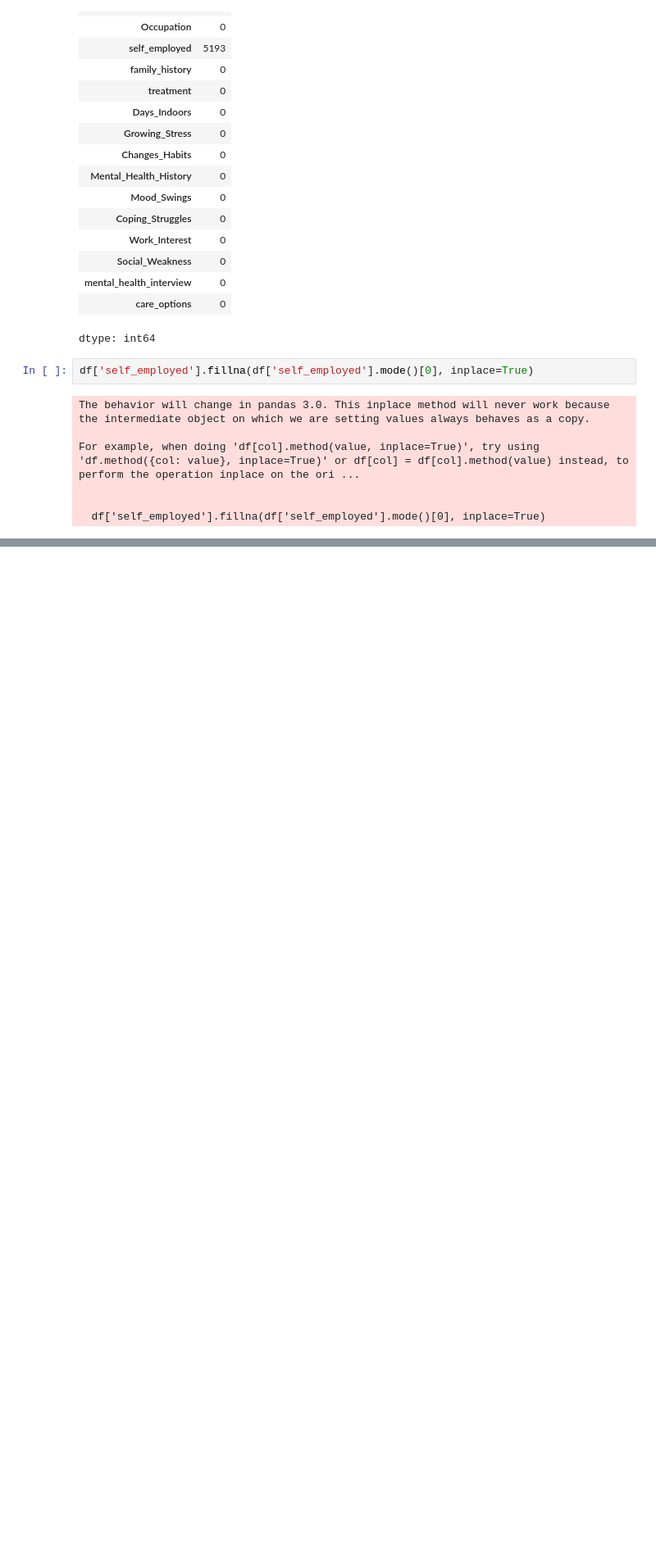
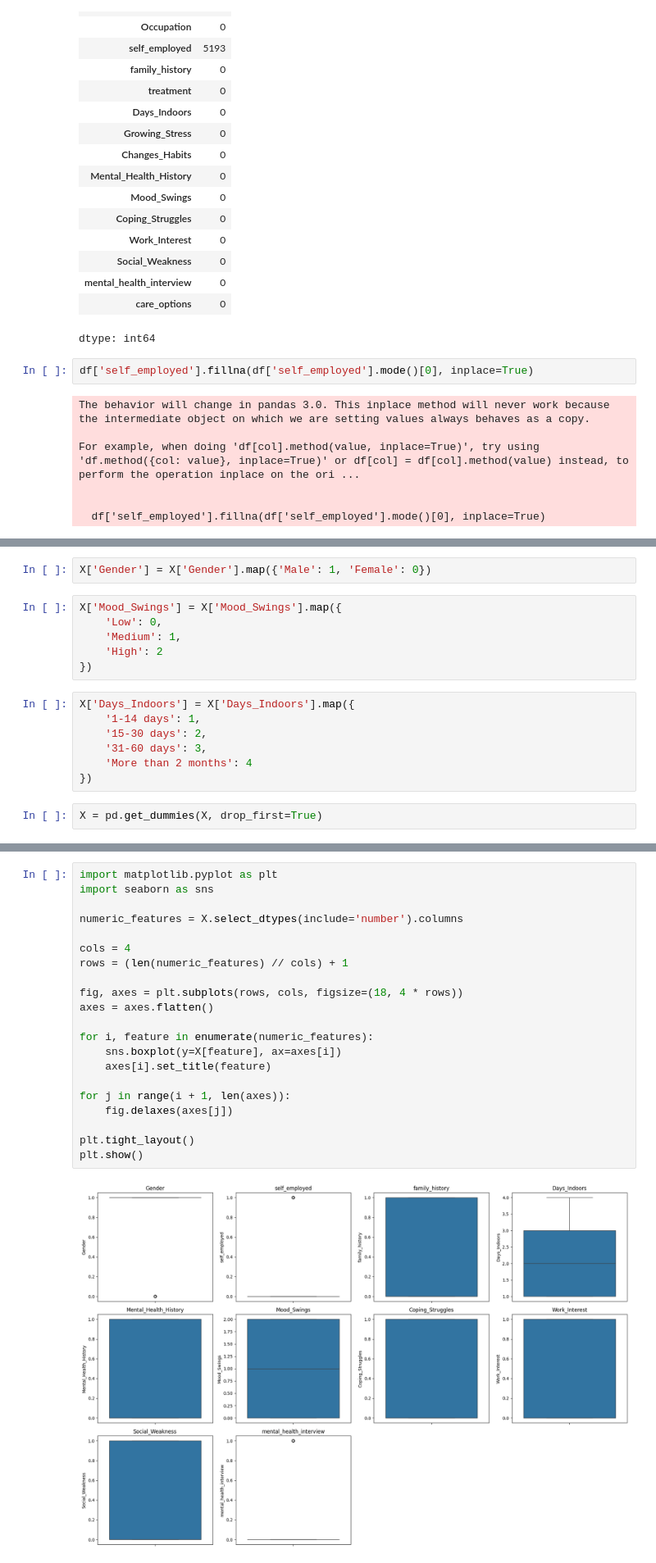
Before and after one commit to MDRobiulhassan/Ecommerce-Fraud-Detection, a Jupyter notebook: Mental_Health.ipynb, the cells around one changed output, grey strips where cells are left out. Shown at 82% size. Saved outputs shown, nothing was run; the diff lists cells and outputs as text; blank space fills up the shorter version.

```diff
--- a/Mental_Health.ipynb
+++ b/Mental_Health.ipynb
@@ -110,0 +204,17 @@ For example, when doing 'df[col].method(value, inplace=True)', try using 'df.met
+# %%
+X['Gender'] = X['Gender'].map({'Male': 1, 'Female': 0})
+# %%
+X['Mood_Swings'] = X['Mood_Swings'].map({
+    'Low': 0,
+    'Medium': 1,
+    'High': 2
+})
+# %%
+X['Days_Indoors'] = X['Days_Indoors'].map({
+    '1-14 days': 1,
+    '15-30 days': 2,
+    '31-60 days': 3,
+    'More than 2 months': 4
+})
+# %%
+X = pd.get_dummies(X, drop_first=True)
@@ -110,0 +319,23 @@ For example, when doing 'df[col].method(value, inplace=True)', try using 'df.met
+# %%
+import matplotlib.pyplot as plt
+import seaborn as sns
+
+numeric_features = X.select_dtypes(include='number').columns
+
+cols = 4
+rows = (len(numeric_features) // cols) + 1
+
+fig, axes = plt.subplots(rows, cols, figsize=(18, 4 * rows))
+axes = axes.flatten()
+
+for i, feature in enumerate(numeric_features):
+    sns.boxplot(y=X[feature], ax=axes[i])
+    axes[i].set_title(feature)
+
+for j in range(i + 1, len(axes)):
+    fig.delaxes(axes[j])
+
+plt.tight_layout()
+plt.show()
+# %% [output]
+[figure, added]
```
Also changed, not shown: parts of 14 cells of this notebook.
